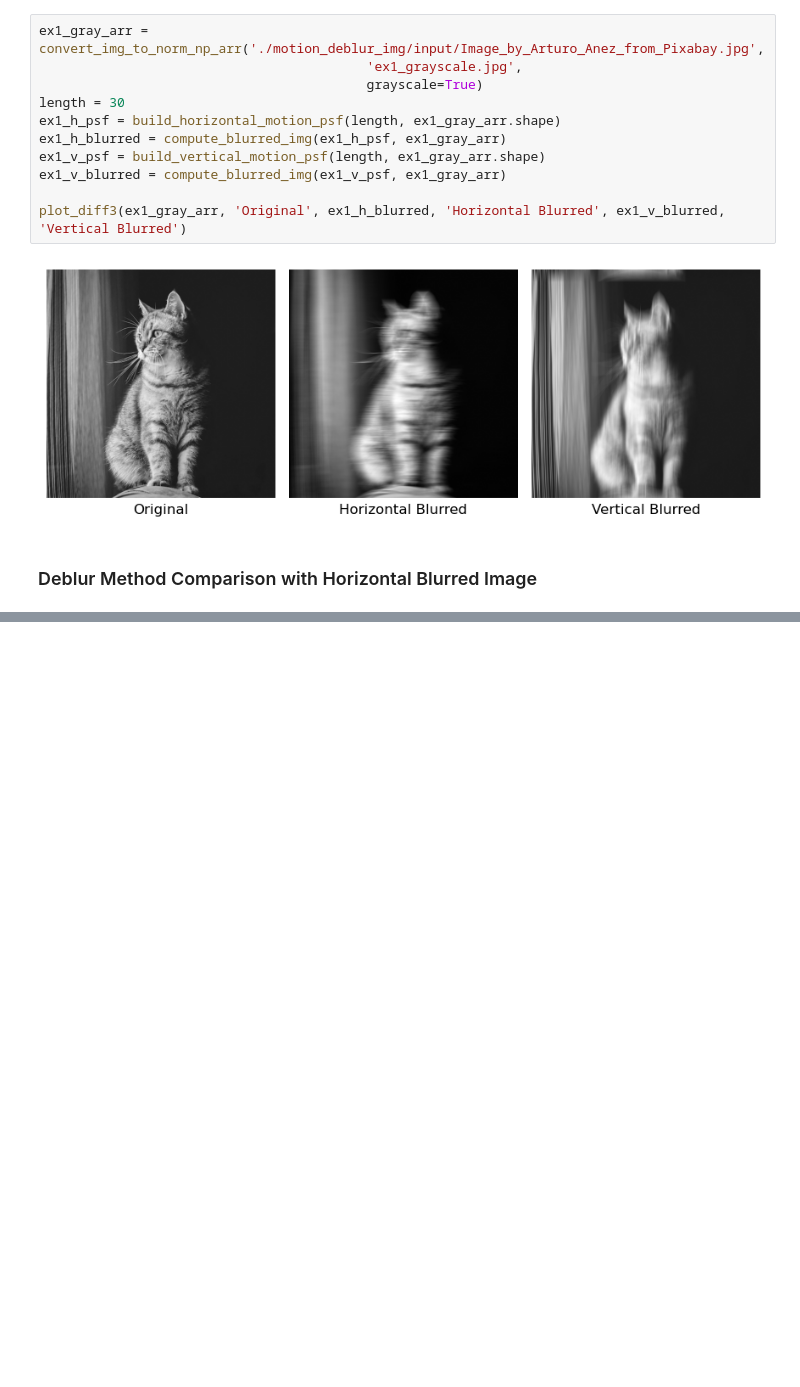
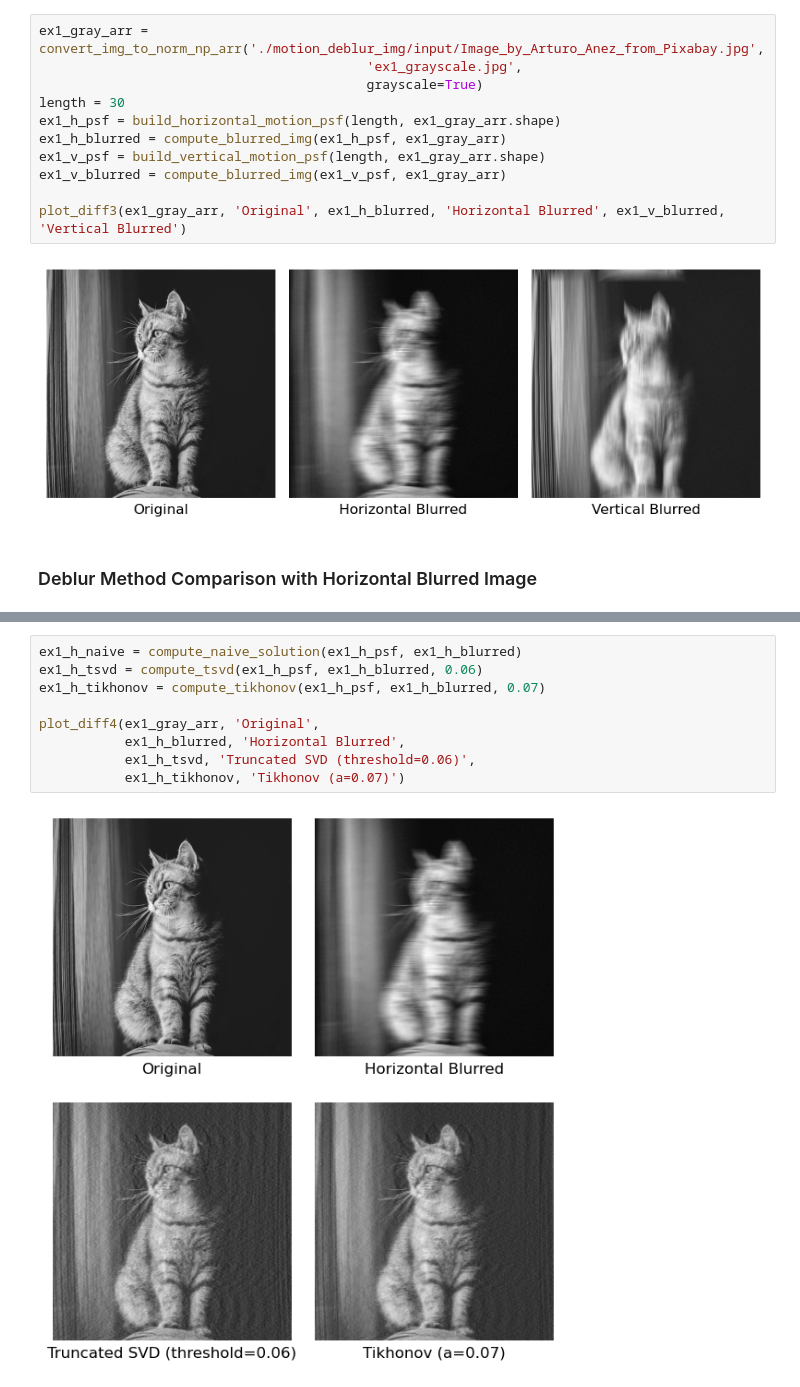
Before and after one commit to lunakim-ubc/ImageDeblurring, a Jupyter notebook: motion_deblur_linear.ipynb, the cells around one changed output, grey strips where cells are left out. Drawn from its saved outputs; the diff is of its cells as text; blank space fills up the shorter version.

```diff
--- a/motion_deblur_linear.ipynb
+++ b/motion_deblur_linear.ipynb
@@ -156,0 +175,11 @@ plot_diff4(ex1_h_blurred, 'Horizontal Blurred',
+# %%
+ex1_h_naive = compute_naive_solution(ex1_h_psf, ex1_h_blurred)
+ex1_h_tsvd = compute_tsvd(ex1_h_psf, ex1_h_blurred, 0.06)
+ex1_h_tikhonov = compute_tikhonov(ex1_h_psf, ex1_h_blurred, 0.07)
+
+plot_diff4(ex1_gray_arr, 'Original',
+           ex1_h_blurred, 'Horizontal Blurred',
+           ex1_h_tsvd, 'Truncated SVD (threshold=0.06)',
+           ex1_h_tikhonov, 'Tikhonov (a=0.07)')
+# %% [output]
+[figure, added]
```
Also changed, not shown: parts of 5 cells of this notebook.
